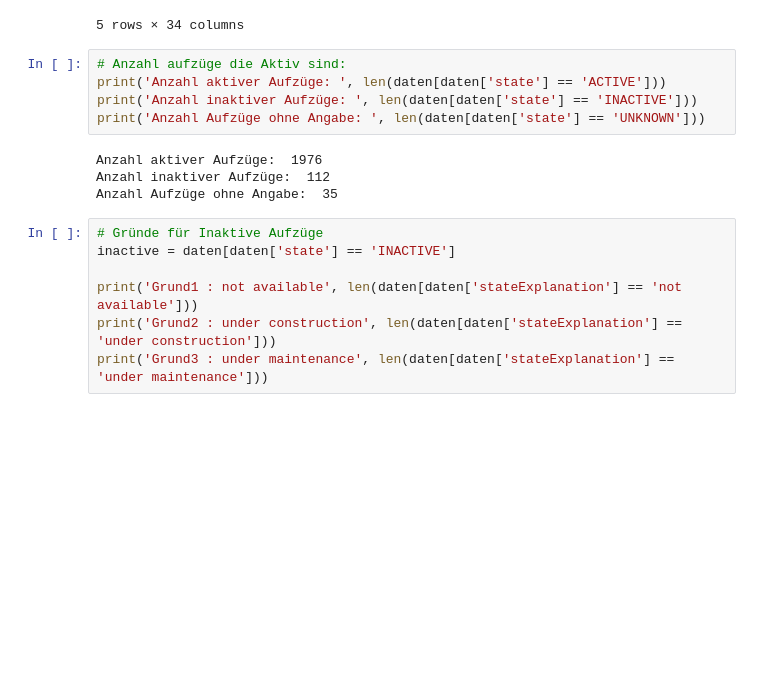
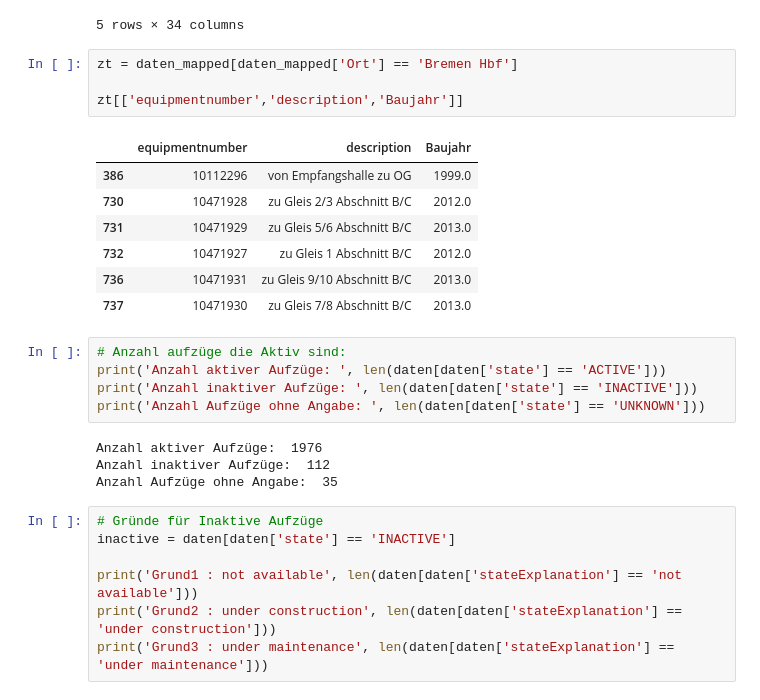
Before and after one commit to JoshPrim/EVA-Projekt, a Jupyter notebook: Testberechnungen.ipynb, the cells around one changed output. Cells and saved outputs as stored; diff of their text form; blank space fills up the shorter version.

```diff
--- a/Testberechnungen.ipynb
+++ b/Testberechnungen.ipynb
@@ -99,6 +100,18 @@ daten_mapped.head()
 | 3 | zu Gleis 2/3 | 10267599 | 9.500320 | 48.999396 | ACTIVE | available | 6111 | ELEVATOR | ... |
 | 4 | zu Gleis 1 | 10267598 | 9.500395 | 48.999558 | ACTIVE | available | 6111 | ELEVATOR | ... |
 5 rows × 34 columns
+# %%
+zt = daten_mapped[daten_mapped['Ort'] == 'Bremen Hbf']
+
+zt[['equipmentnumber','description','Baujahr']]
+# %% [output]
+|  | equipmentnumber | description | Baujahr |
+| 386 | 10112296 | von Empfangshalle zu OG | 1999.0 |
+| 730 | 10471928 | zu Gleis 2/3 Abschnitt B/C | 2012.0 |
+| 731 | 10471929 | zu Gleis 5/6 Abschnitt B/C | 2013.0 |
+| 732 | 10471927 | zu Gleis 1 Abschnitt B/C | 2012.0 |
+| 736 | 10471931 | zu Gleis 9/10 Abschnitt B/C | 2013.0 |
+| 737 | 10471930 | zu Gleis 7/8 Abschnitt B/C | 2013.0 |
 # %%
 # Anzahl aufzüge die Aktiv sind:
 print('Anzahl aktiver Aufzüge: ', len(daten[daten['state'] == 'ACTIVE']))
```
Also changed, not shown: parts of 1 cell of this notebook, 1 other file.
